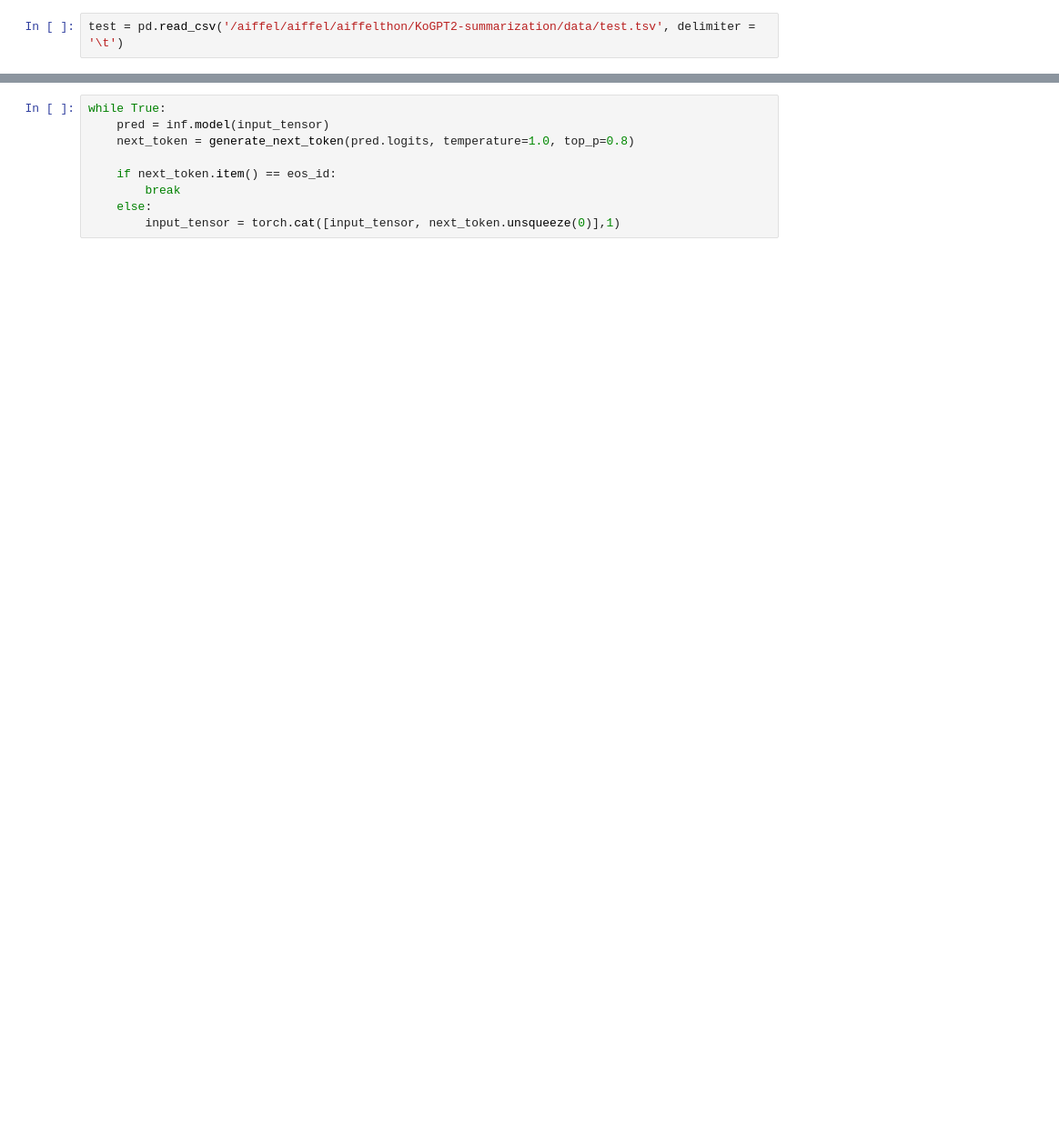
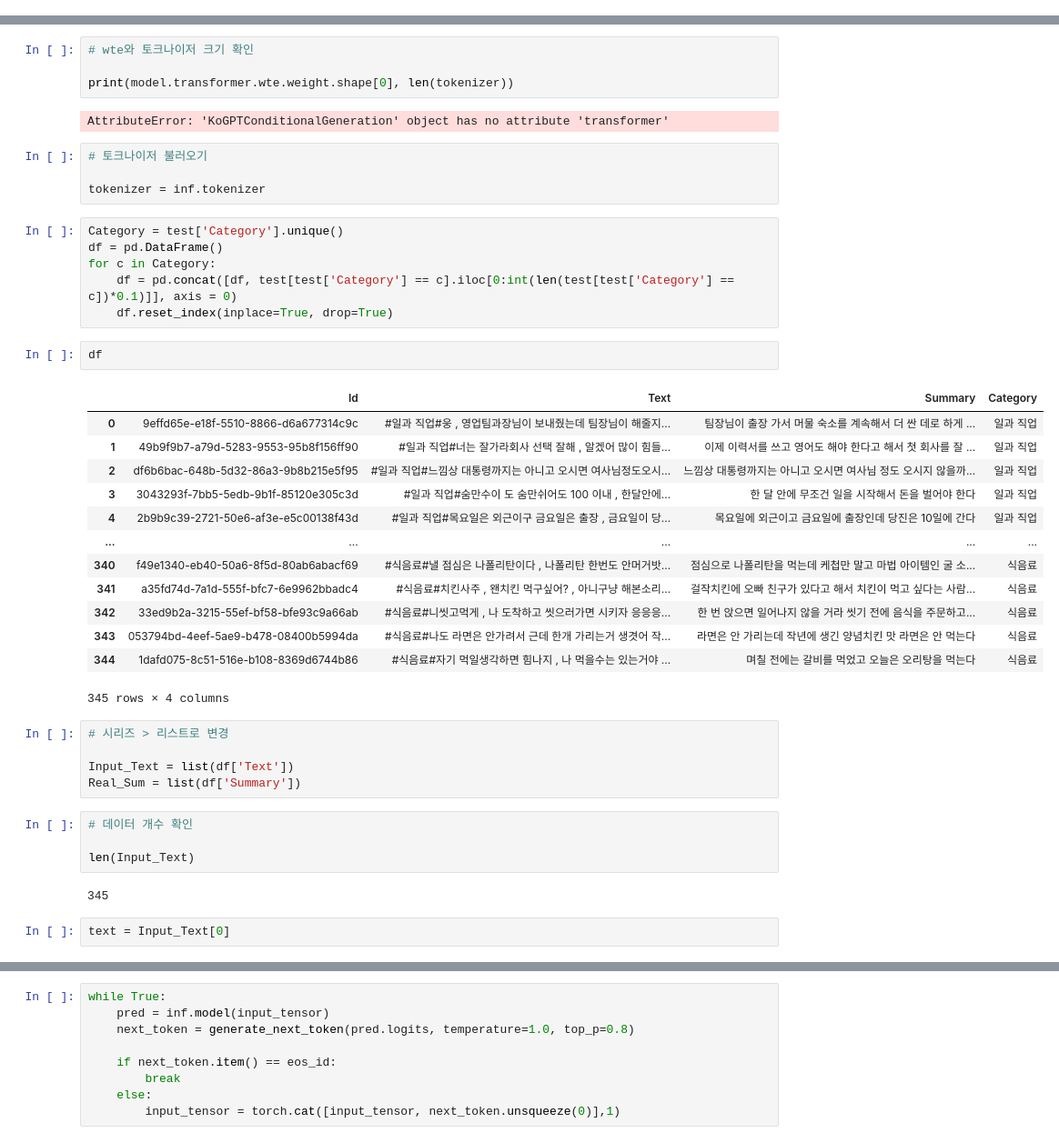
Before and after one commit to AIFFEL-NLP-PROJECT/Aiffelthon, a Jupyter notebook: Model/KoGPT-2/KoGPT-2_ptuning.ipynb, the cells around one changed output, grey strips where cells are left out. Shown at 91% size. Cells and saved outputs as stored; diff of their text form; blank space fills up the shorter version.

```diff
--- a/Model/KoGPT-2/KoGPT-2_ptuning.ipynb
+++ b/Model/KoGPT-2/KoGPT-2_ptuning.ipynb
@@ -608,2 +244,0 @@ train = pd.read_csv('/aiffel/aiffel/aiffelthon/KoGPT2-summarization/data/train.t
-# %%
-test = pd.read_csv('/aiffel/aiffel/aiffelthon/KoGPT2-summarization/data/test.tsv', delimiter = '\t')
@@ -700,0 +324,45 @@ tokenizer.decode(ten[0])
+# %%
+# wte와 토크나이저 크기 확인
+
+print(model.transformer.wte.weight.shape[0], len(tokenizer))
+# %% [output]
+AttributeError: 'KoGPTConditionalGeneration' object has no attribute 'transformer'
+# %%
+# 토크나이저 불러오기
+
+tokenizer = inf.tokenizer
+# %%
+Category = test['Category'].unique()
+df = pd.DataFrame()
+for c in Category:
+    df = pd.concat([df, test[test['Category'] == c].iloc[0:int(len(test[test['Category'] == c])*0.1)]], axis = 0)
+    df.reset_index(inplace=True, drop=True)
+# %%
+df
+# %% [output]
+|  | Id | Text | Summary | Category |
+| 0 | 9effd65e-e18f-5510-8866-d6a677314c9c | #일과 직업#웅 , 영업팀과장님이 보내줬는데 팀장님이 해줄지... | 팀장님이 출장 가서 머물 숙소를 계속해서 더 싼 데로 하게 ... | 일과 직업 |
+| 1 | 49b9f9b7-a79d-5283-9553-95b8f156ff90 | #일과 직업#너는 잘가라회사 선택 잘해 , 알겠어 많이 힘들... | 이제 이력서를 쓰고 영어도 해야 한다고 해서 첫 회사를 잘 ... | 일과 직업 |
+| 2 | df6b6bac-648b-5d32-86a3-9b8b215e5f95 | #일과 직업#느낌상 대통령까지는 아니고 오시면 여사님정도오시... | 느낌상 대통령까지는 아니고 오시면 여사님 정도 오시지 않을까... | 일과 직업 |
+| 3 | 3043293f-7bb5-5edb-9b1f-85120e305c3d | #일과 직업#숨만수이 도 숨만쉬어도 100 이내 , 한달안에... | 한 달 안에 무조건 일을 시작해서 돈을 벌어야 한다 | 일과 직업 |
+| 4 | 2b9b9c39-2721-50e6-af3e-e5c00138f43d | #일과 직업#목요일은 외근이구 금요일은 출장 , 금요일이 당... | 목요일에 외근이고 금요일에 출장인데 당진은 10일에 간다 | 일과 직업 |
+| ... | ... | ... | ... | ... |
+| 340 | f49e1340-eb40-50a6-8f5d-80ab6abacf69 | #식음료#낼 점심은 나폴리탄이다 , 나폴리탄 한번도 안머거밧... | 점심으로 나폴리탄을 먹는데 케첩만 말고 마법 아이템인 굴 소... | 식음료 |
+| 341 | a35fd74d-7a1d-555f-bfc7-6e9962bbadc4 | #식음료#치킨사주 , 왠치킨 먹구싶어? , 아니구냥 해본소리... | 걸작치킨에 오빠 친구가 있다고 해서 치킨이 먹고 싶다는 사람... | 식음료 |
+| 342 | 33ed9b2a-3215-55ef-bf58-bfe93c9a66ab | #식음료#니씻고먹게 , 나 도착하고 씻으러가면 시키자 응응응... | 한 번 앉으면 일어나지 않을 거라 씻기 전에 음식을 주문하고... | 식음료 |
+| 343 | 053794bd-4eef-5ae9-b478-08400b5994da | #식음료#나도 라면은 안가려서 근데 한개 가리는거 생겻어 작... | 라면은 안 가리는데 작년에 생긴 양념치킨 맛 라면은 안 먹는다 | 식음료 |
+| 344 | 1dafd075-8c51-516e-b108-8369d6744b86 | #식음료#자기 먹일생각하면 힘나지 , 나 먹을수는 있는거야 ... | 며칠 전에는 갈비를 먹었고 오늘은 오리탕을 먹는다 | 식음료 |
+345 rows × 4 columns
+# %%
+# 시리즈 > 리스트로 변경
+
+Input_Text = list(df['Text'])
+Real_Sum = list(df['Summary'])
+# %%
+# 데이터 개수 확인
+
+len(Input_Text)
+# %% [output]
+345
+# %%
+text = Input_Text[0]
```
Also changed, not shown: parts of 93 cells of this notebook.
